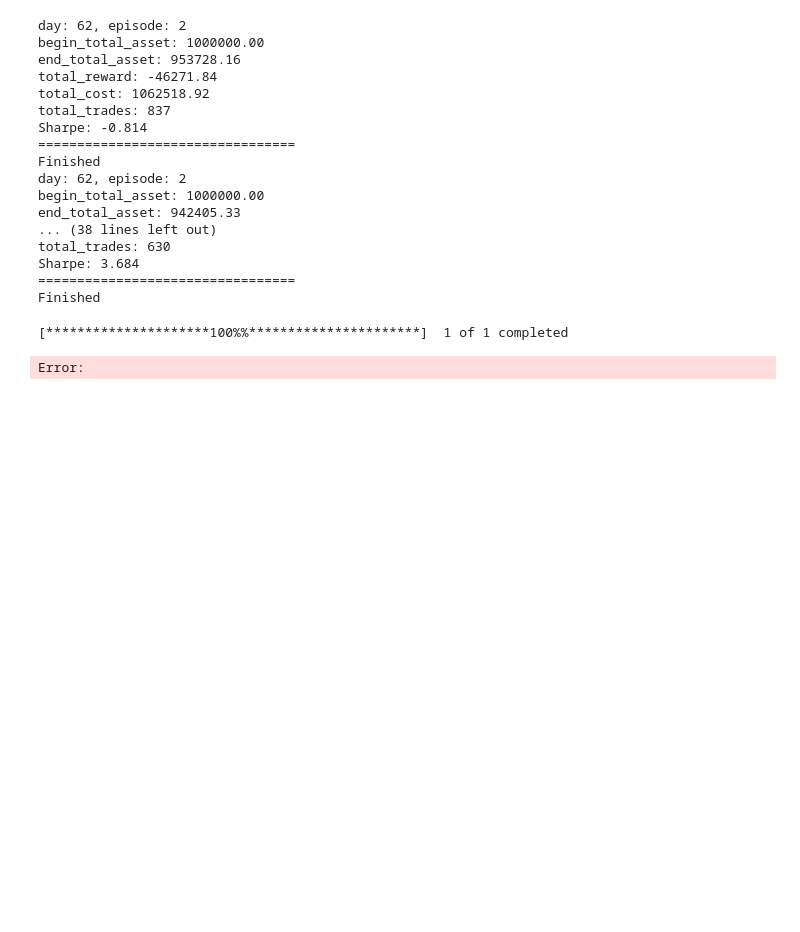
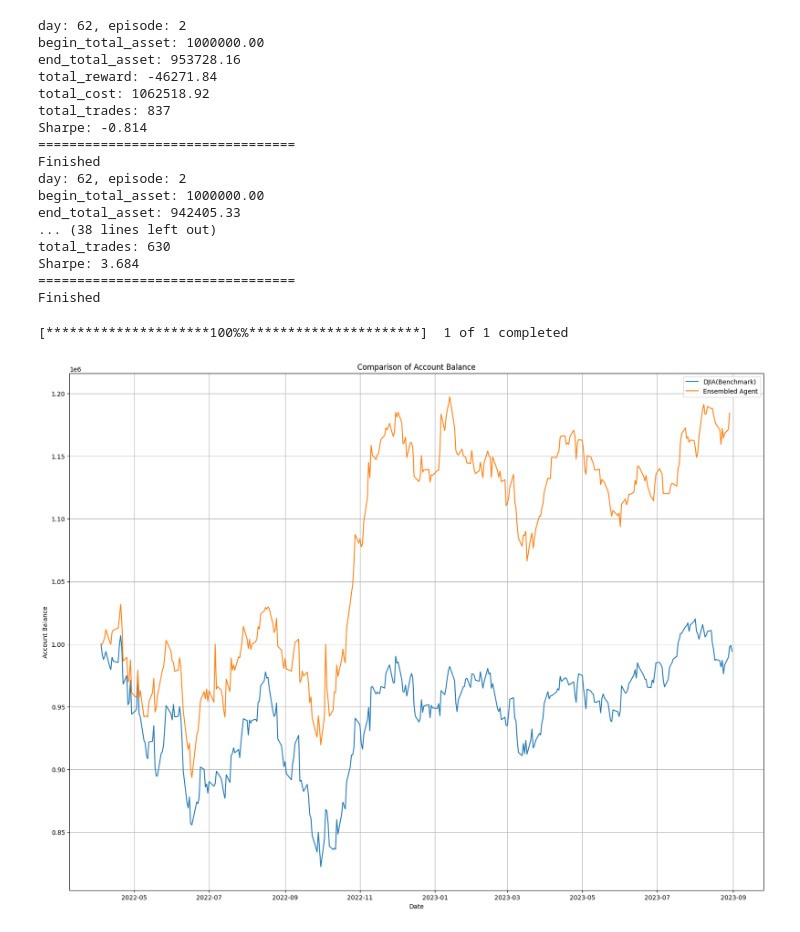
Before and after one commit to haodongzhang0118/Stock-Trading-Ensemble-Model, a Jupyter notebook: Demo.ipynb, the cells around one changed output. Saved outputs shown, nothing was run; the diff lists cells and outputs as text; code cells hidden in the pictures; blank space fills up the shorter version.

```diff
--- a/Demo.ipynb
+++ b/Demo.ipynb
@@ -77,3 +35,14 @@ Requirement already satisfied: urllib3<3,>=1.21.1 in c:\python38\lib\site-packag
+# %%
+def data_split(df, start, end, target_date_col="date"):
+    """
+    split the dataset into training or testing using date
+    :param data: (df) pandas dataframe, start, end
+    :return: (df) pandas dataframe
+    """
+    data = df[(df[target_date_col] >= start) & (df[target_date_col] < end)]
+    data = data.sort_values([target_date_col, "tic"], ignore_index=True)
+    data.index = data[target_date_col].factorize()[0]
+    return data
 # %%
 import matplotlib.pyplot as plt
 import yfinance as yf
@@ -169,6 +137,9 @@ for i in range(len(models)):
     account_list.append(account_memory[0])
     actions_list.append(actions_memory[0])
 a_new = pd.concat(account_list, ignore_index=True)
+indexes = a_new.index[a_new['account_value'] == 1000000].tolist()[-3:]
+for i in indexes:
+    a_new.loc[i, 'account_value'] = a_new.loc[i-1, 'account_value']
 # %% [output]
 day: 62, episode: 2
 begin_total_asset: 1000000.00
@@ -187,6 +158,10 @@ total_trades: 630
 Sharpe: 3.684
 =================================
 Finished
+# %%
+indexes = a_new.index[a_new['account_value'] == 1000000].tolist()[-3:]
+for i in indexes:
+    a_new.loc[i, 'account_value'] = a_new.loc[i-1, 'account_value']
 # %%
 a_new.set_index('date', inplace=True)
 a_new.index = pd.to_datetime(a_new.index)
@@ -194,21 +169,22 @@ dji = RetrieveBenchmark()
 # %% [output]
 [*********************100%%**********************]  1 of 1 completed
 # %%
-plt.figure()
+%matplotlib inline
+plt.figure(figsize=(20, 15))
 
 # Plot each DataFrame
-plt.plot(dji['adjusted_value'], label='DJIA(Benchmark)',linewidth=4.0)
-plt.plot(a['account_value'], label='Ensembled Agent',linewidth=4.0)
+plt.plot(dji['adjusted_value'], label='DJIA(Benchmark)')
+plt.plot(a_new['account_value'], label='Ensembled Agent')
 
 # Adding titles and labels
 plt.title('Comparison of Account Balance')
 plt.xlabel('Date')
 plt.ylabel('Account Balance')
 
 # Add a legend
 plt.legend()
 plt.grid()
 # Show the plot
 plt.show()
 # %% [output]
-Error:
+[figure, added]
```
Also changed, not shown: parts of 5 cells of this notebook.
